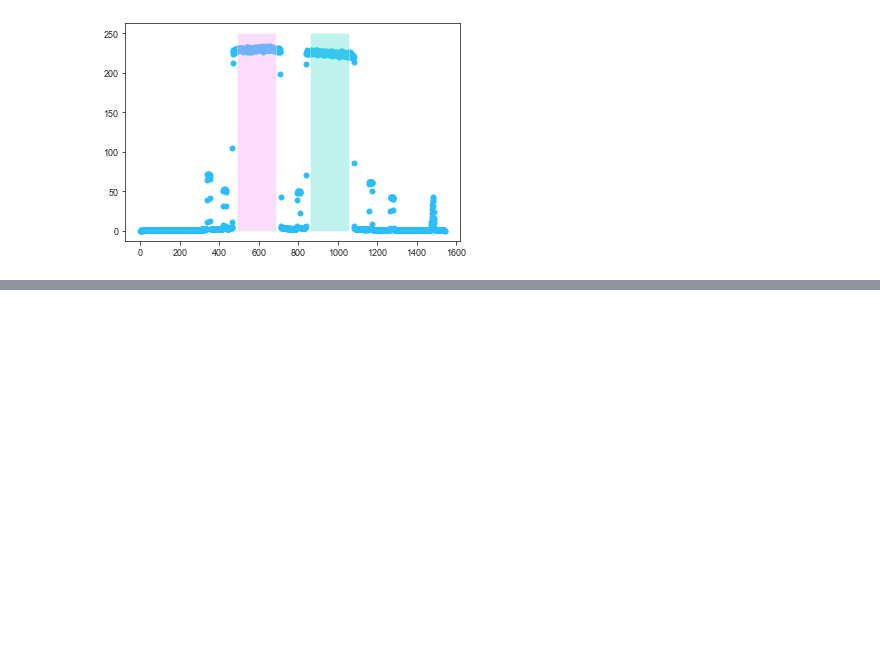
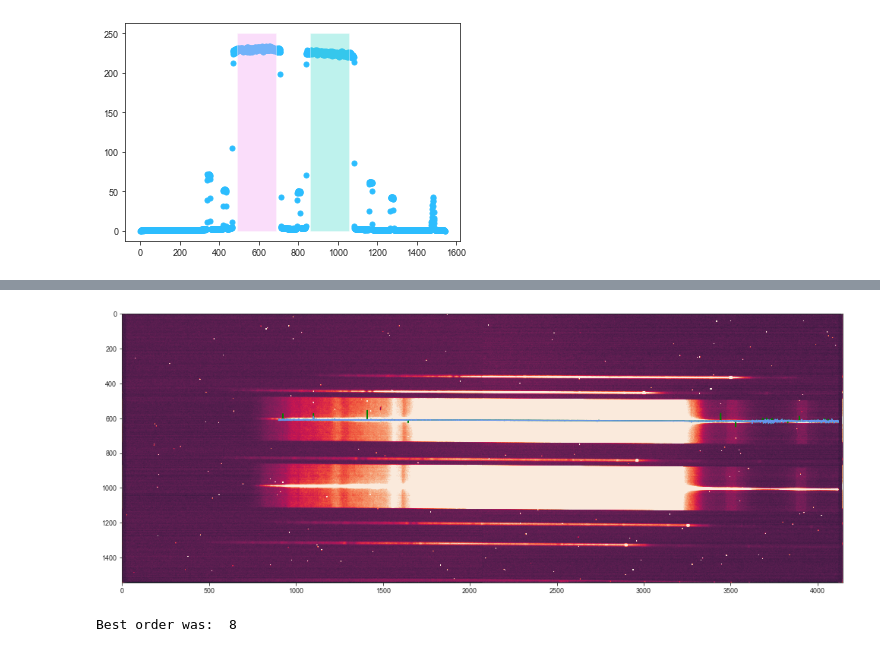
Before and after one commit to natalieallen/LBT-Data-Analysis, a Jupyter notebook: LBT_Data_Calibration.ipynb, the cells around one changed output, grey strips where cells are left out. Cells and saved outputs as stored; diff of their text form; code cells hidden in the pictures; blank space fills up the shorter version.

```diff
--- a/LBT_Data_Calibration.ipynb
+++ b/LBT_Data_Calibration.ipynb
@@ -474,0 +615,36 @@ data_clean(cal_dict, data_files)
+# %%
+# using the best medfilt window size of 5, find the points for which the residual value is
+# greater than 5 sigma and mark them - 1d instead of 2d
+def residual_outliers_1d(spectra_cut):
+    medfilt_result = medfilt(spectra_cut, 5)
+
+    residuals = medfilt_result-spectra_cut
+    stdev_residuals = np.sqrt(np.var(residuals))
+
+    outlier_locations = np.where(abs(residuals)>stdev_residuals*5)
+
+    # option to plot positions of the outliers
+    #plt.figure(figsize=(15,10))
+    #plt.imshow(spectra_cut)
+    #plt.scatter(outlier_locations[1],outlier_locations[0], color = "red")
+    #plt.show()
+
+    return(outlier_locations)
+# %%
+test = residual_outliers_1d(y_upper)
+# %%
+test_nan = []
+for i in range(len(y_upper)):
+    if i in test[0]:
+        test_nan.append(np.nan)
+    else:
+        test_nan.append(y_upper[i])
+# %%
+plt.figure(figsize=(17,12))
+im = plt.imshow(data)
+im.set_clim(-5,20)
+plt.plot(x_upper, y_upper, color = "green")
+plt.plot(x_upper, test_nan, color = "cornflowerblue")
+plt.show()
+# %% [output]
+[figure, added]
@@ -474,0 +681,8 @@ data_clean(cal_dict, data_files)
+# %%
+# Try orders from 1 to 30 in the polynomial for all the traces:
+orders = select_cheby_order(x_upper,test_nan,1,30)
+# Select best order:
+order = int(np.median(orders))
+print('Best order was: ',order)
+# %% [output]
+Best order was:  8
```
Also changed, not shown: parts of 18 cells of this notebook.
